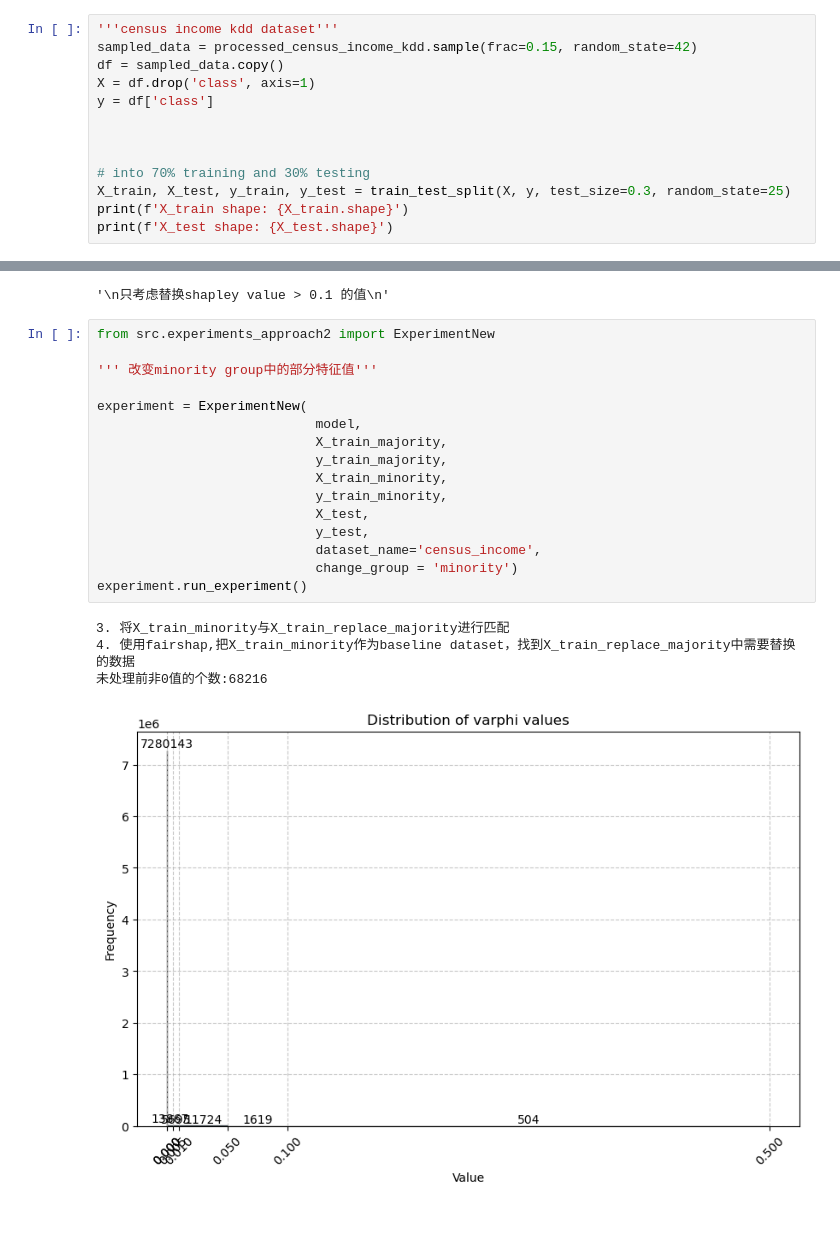
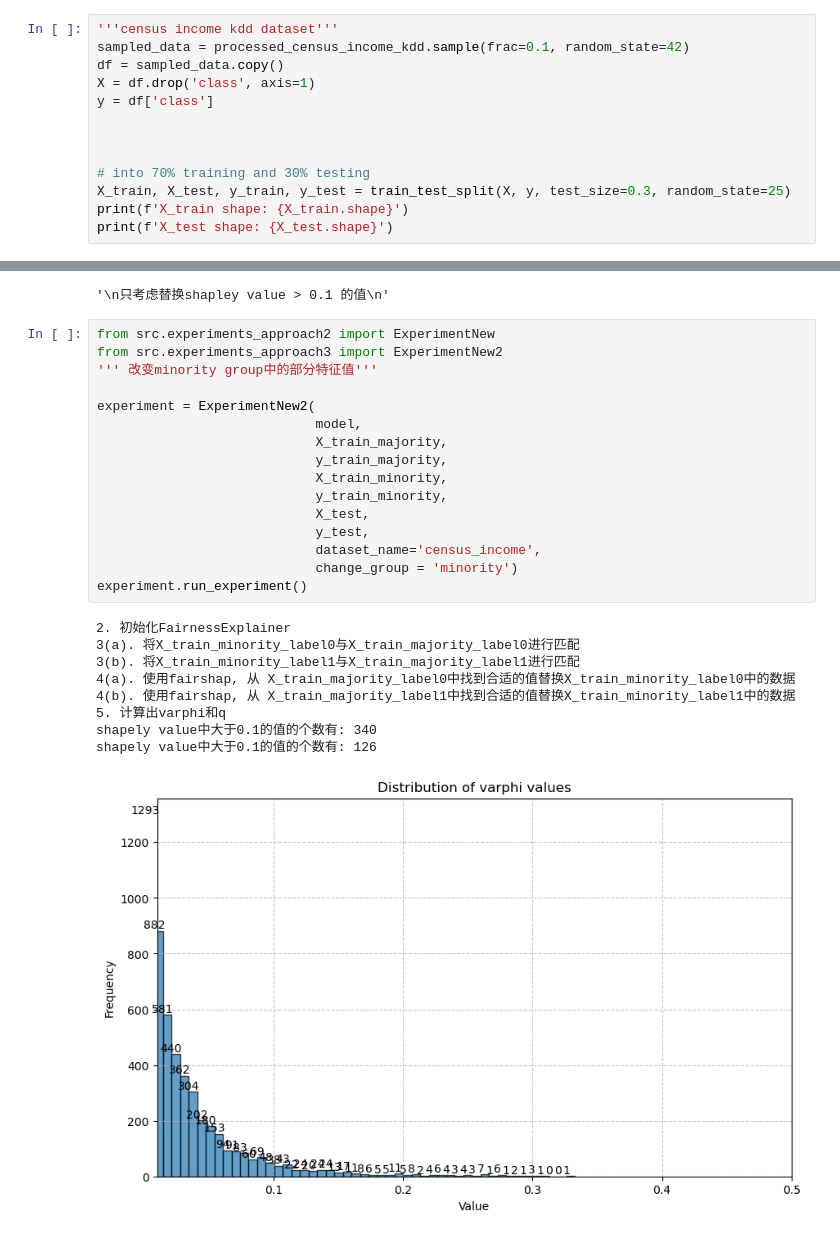
Before and after one commit to youlei202/FairSHAP, a Jupyter notebook: zz_new_census_kdd.ipynb, the cells around one changed output, grey strips where cells are left out. Cells and saved outputs as stored; diff of their text form.

```diff
--- a/zz_new_census_kdd.ipynb
+++ b/zz_new_census_kdd.ipynb
@@ -49,7 +49,7 @@ processed_census_income_kdd.head(3)
 ### 3. Split label/unlabel data, split train/test data.
 # %%
 '''census income kdd dataset'''
-sampled_data = processed_census_income_kdd.sample(frac=0.15, random_state=42)
+sampled_data = processed_census_income_kdd.sample(frac=0.1, random_state=42)
 df = sampled_data.copy()
 X = df.drop('class', axis=1)
 y = df['class']
@@ -138,22 +141,27 @@ original_DR: 0.08531209826469421
 '\n只考虑替换shapley value > 0.1 的值\n'
 # %%
 from src.experiments_approach2 import ExperimentNew
-
+from src.experiments_approach3 import ExperimentNew2
 ''' 改变minority group中的部分特征值'''
 
-experiment = ExperimentNew(
+experiment = ExperimentNew2(
                             model,
                             X_train_majority,
                             y_train_majority,
                             X_train_minority,
                             y_train_minority,
                             X_test,
                             y_test,
                             dataset_name='census_income',
                             change_group = 'minority')
 experiment.run_experiment()
 # %% [output]
-3. 将X_train_minority与X_train_replace_majority进行匹配
-4. 使用fairshap,把X_train_minority作为baseline dataset，找到X_train_replace_majority中需要替换的数据
-未处理前非0值的个数:68216
+2. 初始化FairnessExplainer
+3(a). 将X_train_minority_label0与X_train_majority_label0进行匹配
+3(b). 将X_train_minority_label1与X_train_majority_label1进行匹配
+4(a). 使用fairshap, 从 X_train_majority_label0中找到合适的值替换X_train_minority_label0中的数据
+4(b). 使用fairshap, 从 X_train_majority_label1中找到合适的值替换X_train_minority_label1中的数据
+5. 计算出varphi和q
+shapely value中大于0.1的值的个数有: 340
+shapely value中大于0.1的值的个数有: 126
-[figure, old version]
+[figure, new version]
```
Also changed, not shown: parts of 6 cells of this notebook, 10 other files.
